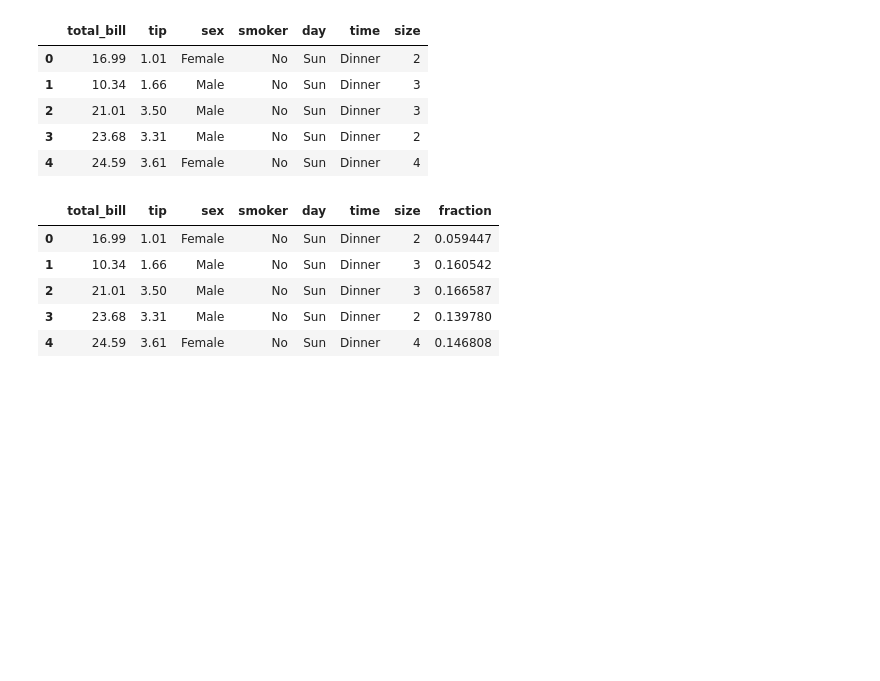
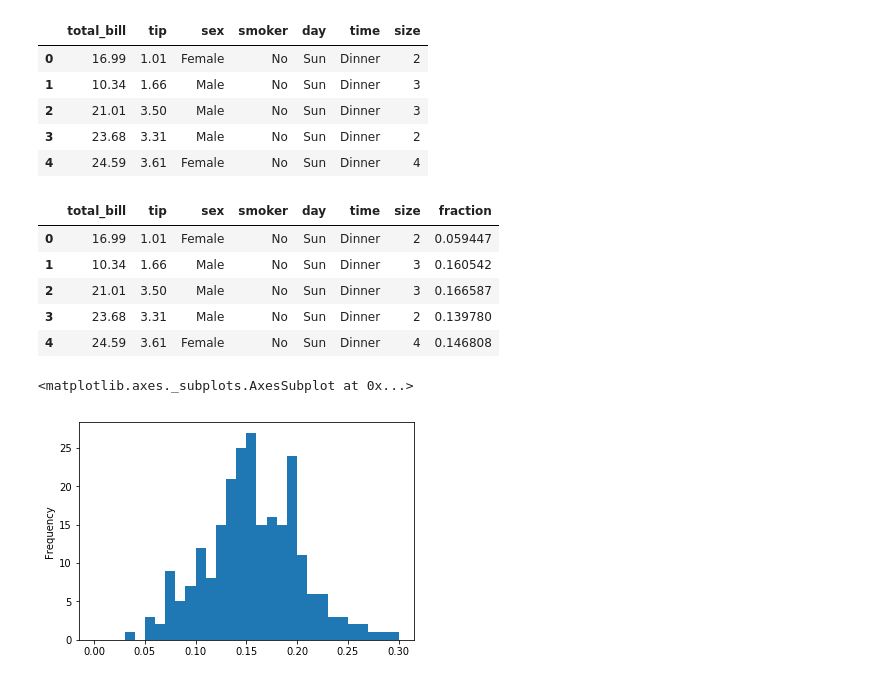
Before and after one commit to htmartin/python-stuff, a Jupyter notebook: data-camp/graphs.ipynb, the cells around one changed output. Saved outputs shown, nothing was run; the diff lists cells and outputs as text; code cells hidden in the pictures; blank space fills up the shorter version.

Commit message:
graphs

```diff
--- a/data-camp/graphs.ipynb
+++ b/data-camp/graphs.ipynb
@@ -60,3 +61,8 @@ tips.head()
 | 2 | 21.01 | 3.50 | Male | No | Sun | Dinner | 3 | 0.166587 |
 | 3 | 23.68 | 3.31 | Male | No | Sun | Dinner | 2 | 0.139780 |
 | 4 | 24.59 | 3.61 | Female | No | Sun | Dinner | 4 | 0.146808 |
+# %%
+tips.fraction.plot(kind='hist', bins=30, range=(0,.3))
+# %% [output]
+<matplotlib.axes._subplots.AxesSubplot at 0x...>
+[figure, added]
```
Also changed, not shown: parts of 3 cells of this notebook.
